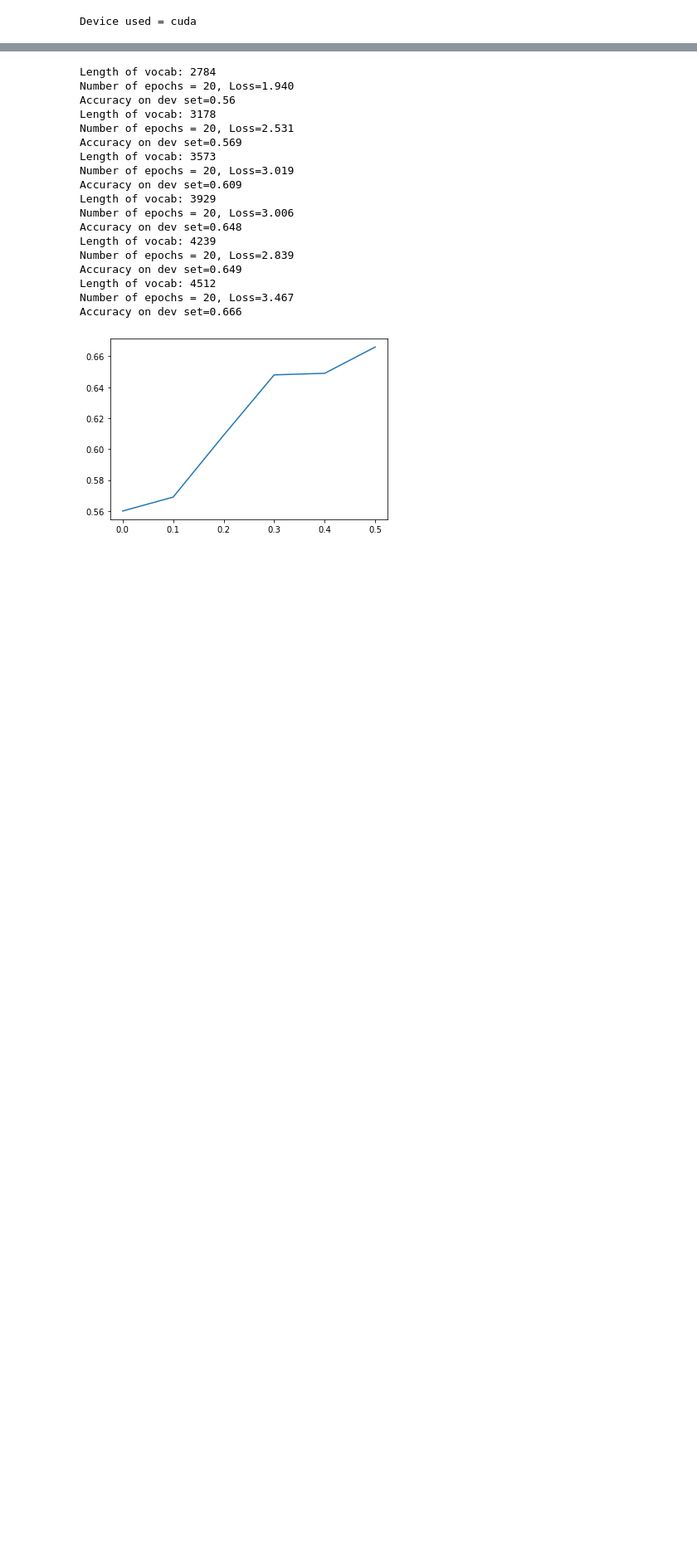
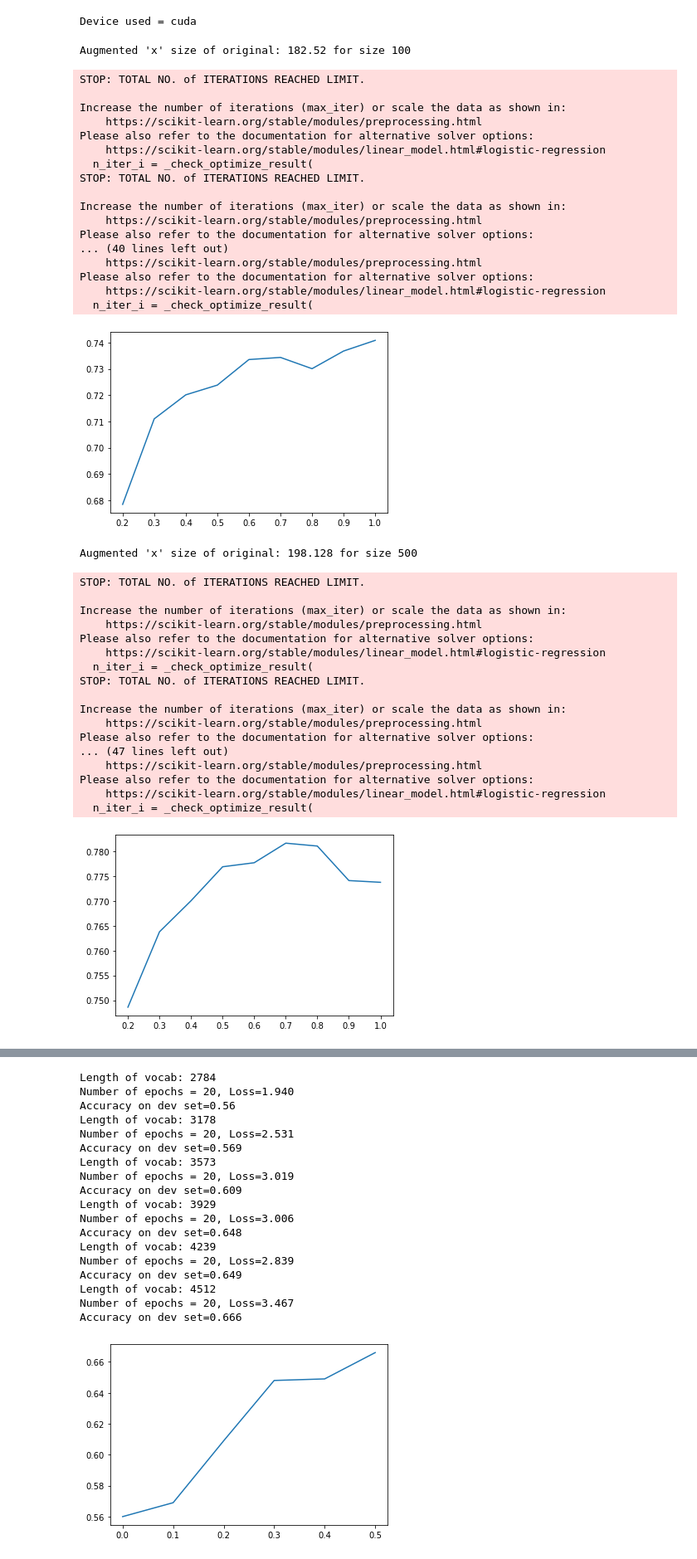
Before and after one commit to Ispanicus/GPTAugmentation, a Jupyter notebook: temp.ipynb, the cells around one changed output, grey strips where cells are left out. Shown at 83% size. Cells and saved outputs as stored; diff of their text form; code cells hidden in the pictures; blank space fills up the shorter version.

```diff
--- a/temp.ipynb
+++ b/temp.ipynb
@@ -28 +14,59 @@ new_len = len(X_all) - base_len
 Xt, Yt = get_data("dev")
+# %%
+import numpy as np
+for size in [100, 500, 2000]:
+    X_all, Y_all = get_data("gpt_" + str(size))
+    assert len(get_data("n_" + str(size))) == size # Should be 2000 in the end
+    new_len = len(X_all) - size
+    print("Augmented 'x' size of original:", new_len/size, "for size", size)
+    ps, scores = [], []
+    for i in range(20, 101, 10):
+        p = i/100
+        data_size = int(size + p*new_len) # exclusive to avoid indexing [-1:]
+        X, Y = X_all[-data_size:], Y_all[-data_size:]
+        model = LogisticRegression(max_iter=100)
+        model.fit(X, Y)
+        acc = (model.predict(Xt) == np.array(Yt)).mean()
+        scores.append(acc)
+        ps.append(p)
+    plt.plot(ps, scores)
+    plt.show()
+# %% [output]
+Augmented 'x' size of original: 182.52 for size 100
+STOP: TOTAL NO. of ITERATIONS REACHED LIMIT.
+
+Increase the number of iterations (max_iter) or scale the data as shown in:
+    https://scikit-learn.org/stable/modules/preprocessing.html
+Please also refer to the documentation for alternative solver options:
+    https://scikit-learn.org/stable/modules/linear_model.html#logistic-regression
+  n_iter_i = _check_optimize_result(
+STOP: TOTAL NO. of ITERATIONS REACHED LIMIT.
+
+Increase the number of iterations (max_iter) or scale the data as shown in:
+    https://scikit-learn.org/stable/modules/preprocessing.html
+Please also refer to the documentation for alternative solver options:
+... (40 lines left out)
+    https://scikit-learn.org/stable/modules/preprocessing.html
+Please also refer to the documentation for alternative solver options:
+    https://scikit-learn.org/stable/modules/linear_model.html#logistic-regression
+  n_iter_i = _check_optimize_result(
+[figure, added]
+Augmented 'x' size of original: 198.128 for size 500
+STOP: TOTAL NO. of ITERATIONS REACHED LIMIT.
+
+Increase the number of iterations (max_iter) or scale the data as shown in:
+    https://scikit-learn.org/stable/modules/preprocessing.html
+Please also refer to the documentation for alternative solver options:
+    https://scikit-learn.org/stable/modules/linear_model.html#logistic-regression
+  n_iter_i = _check_optimize_result(
+STOP: TOTAL NO. of ITERATIONS REACHED LIMIT.
+
+Increase the number of iterations (max_iter) or scale the data as shown in:
+    https://scikit-learn.org/stable/modules/preprocessing.html
+Please also refer to the documentation for alternative solver options:
+... (47 lines left out)
+    https://scikit-learn.org/stable/modules/preprocessing.html
+Please also refer to the documentation for alternative solver options:
+    https://scikit-learn.org/stable/modules/linear_model.html#logistic-regression
+  n_iter_i = _check_optimize_result(
+[figure, added]
```
Also changed, not shown: parts of 6 cells of this notebook, 3 other files.
